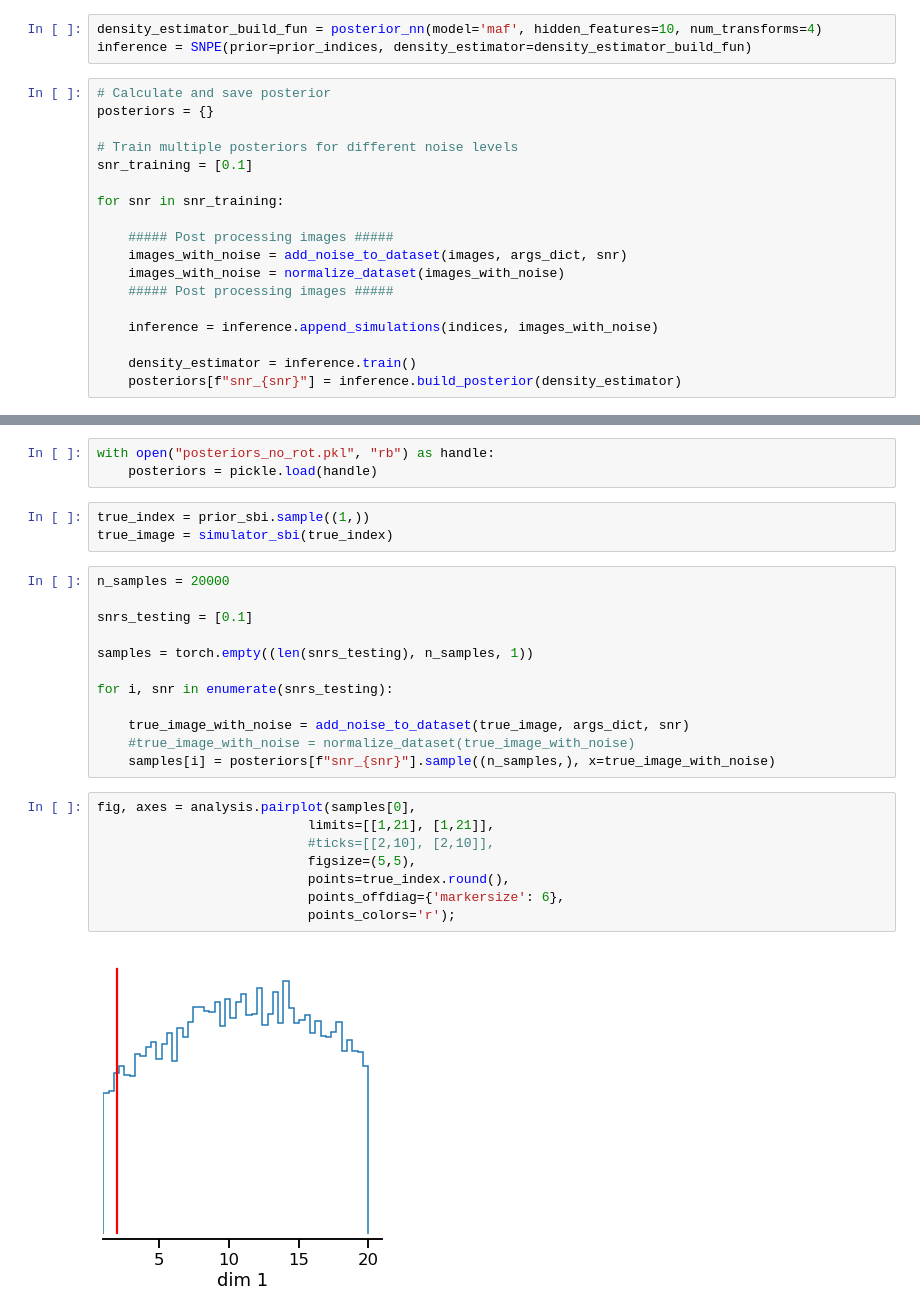
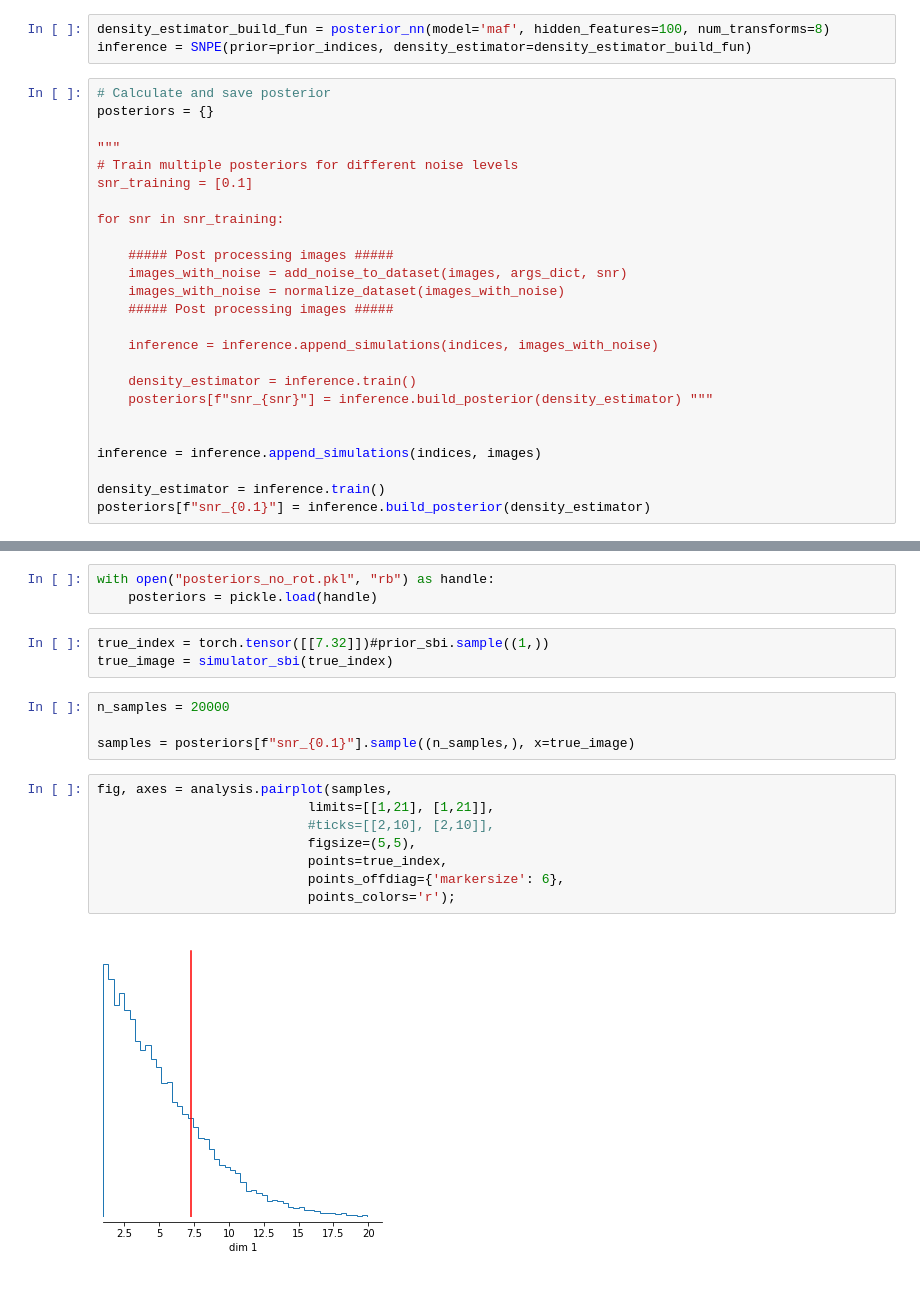
Before and after one commit to flatironinstitute/cryoSBI, a Jupyter notebook: hsp90_simple_notebook.ipynb, the cells around one changed output, grey strips where cells are left out. Saved outputs shown, nothing was run; the diff lists cells and outputs as text.

```diff
--- a/hsp90_simple_notebook.ipynb
+++ b/hsp90_simple_notebook.ipynb
@@ -170,10 +236,11 @@ I post-process images on-the-fly to save memory (see 2 cells below)
 # %%
-density_estimator_build_fun = posterior_nn(model='maf', hidden_features=10, num_transforms=4)
+density_estimator_build_fun = posterior_nn(model='maf', hidden_features=100, num_transforms=8)
 inference = SNPE(prior=prior_indices, density_estimator=density_estimator_build_fun)
 # %%
 # Calculate and save posterior
 posteriors = {}
 
+"""
 # Train multiple posteriors for different noise levels
 snr_training = [0.1]
 
@@ -187,5 +254,11 @@ for snr in snr_training:
     inference = inference.append_simulations(indices, images_with_noise)
 
     density_estimator = inference.train()
-    posteriors[f"snr_{snr}"] = inference.build_posterior(density_estimator)
+    posteriors[f"snr_{snr}"] = inference.build_posterior(density_estimator) """
+
+
+inference = inference.append_simulations(indices, images)
+
+density_estimator = inference.train()
+posteriors[f"snr_{0.1}"] = inference.build_posterior(density_estimator)
 # %% [output]
@@ -197,27 +270,19 @@ with open("posteriors_no_rot.pkl", "wb") as handle:
 with open("posteriors_no_rot.pkl", "rb") as handle:
     posteriors = pickle.load(handle)
 # %%
-true_index = prior_sbi.sample((1,))
+true_index = torch.tensor([[7.32]])#prior_sbi.sample((1,))
 true_image = simulator_sbi(true_index)
-# %%
-n_samples = 20000
-
-snrs_testing = [0.1]
-
-samples = torch.empty((len(snrs_testing), n_samples, 1))
-
-for i, snr in enumerate(snrs_testing):
-
-    true_image_with_noise = add_noise_to_dataset(true_image, args_dict, snr)
-    #true_image_with_noise = normalize_dataset(true_image_with_noise)
-    samples[i] = posteriors[f"snr_{snr}"].sample((n_samples,), x=true_image_with_noise)
+# %%
+n_samples = 20000
+
+samples = posteriors[f"snr_{0.1}"].sample((n_samples,), x=true_image)
 # %%
-fig, axes = analysis.pairplot(samples[0],
+fig, axes = analysis.pairplot(samples,
                            limits=[[1,21], [1,21]],
                            #ticks=[[2,10], [2,10]],
                            figsize=(5,5),
-                           points=true_index.round(),
+                           points=true_index,
                            points_offdiag={'markersize': 6},
                            points_colors='r');
 # %% [output]
-[figure, old version]
+[figure, new version]
```
Also changed, not shown: parts of 11 cells of this notebook, 7 other files.
